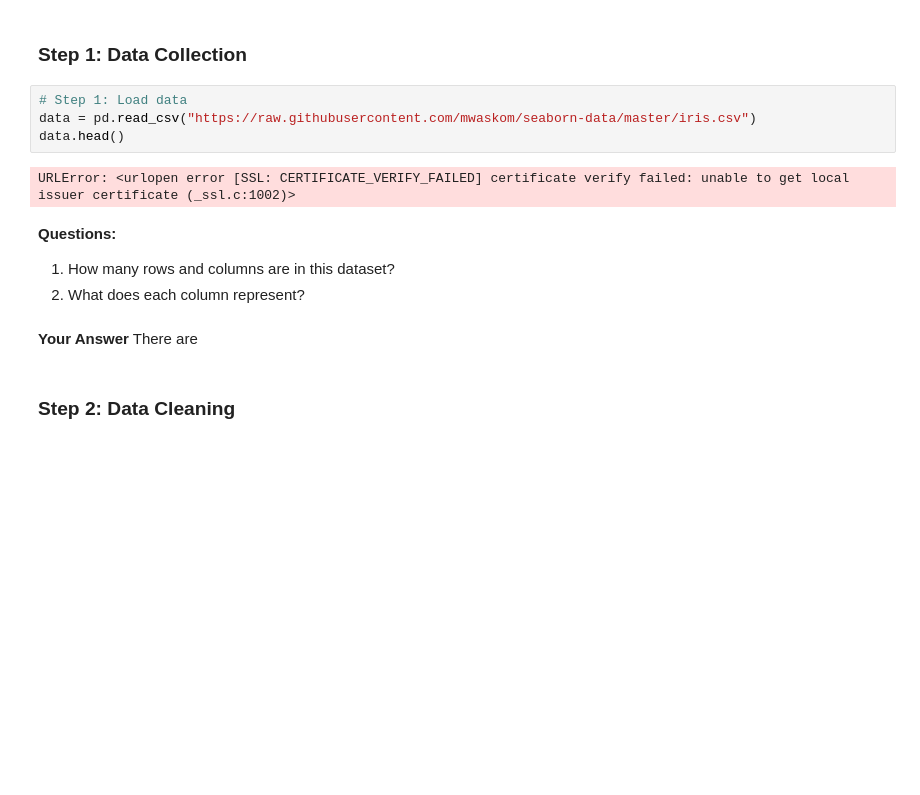
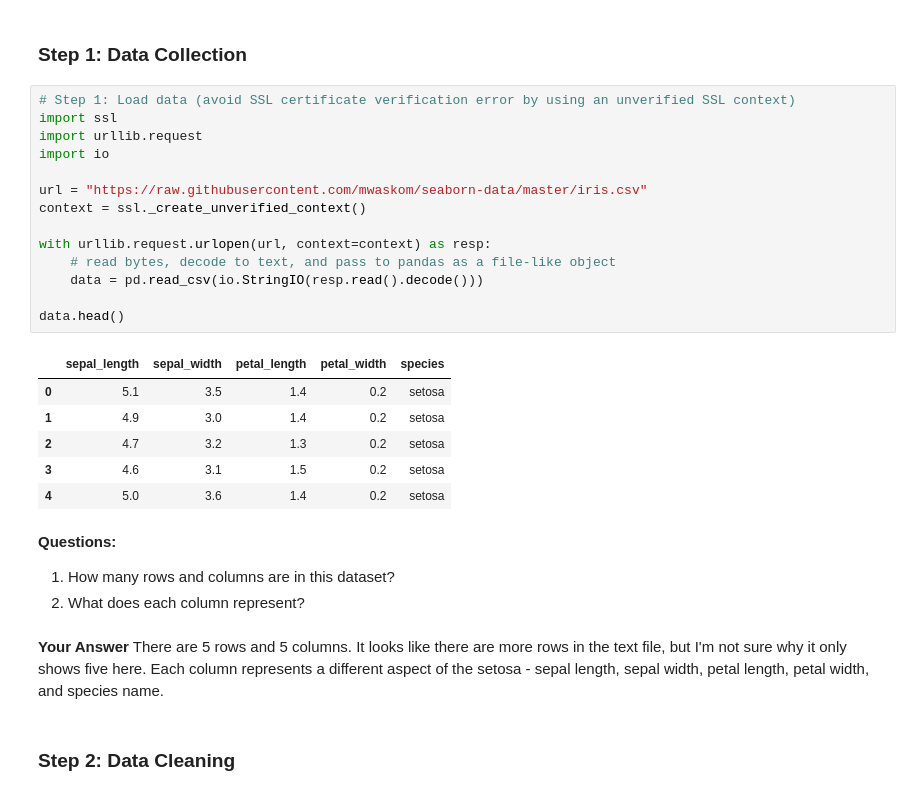
Before and after one commit to jhsieh262/jhsieh-bwsi-comp-problem-solving, a Jupyter notebook: mod3_math_modeling/3_intro_to_data_analysis.ipynb, the cells around one changed output. Drawn from its saved outputs; the diff is of its cells as text; blank space fills up the shorter version.

```diff
--- a/mod3_math_modeling/3_intro_to_data_analysis.ipynb
+++ b/mod3_math_modeling/3_intro_to_data_analysis.ipynb
@@ -98,18 +98,34 @@ You’ll practice each step below using a small dataset.
 # %% [markdown]
 ### Step 1: Data Collection
 # %%
-# Step 1: Load data
-data = pd.read_csv("https://raw.githubusercontent.com/mwaskom/seaborn-data/master/iris.csv")
+# Step 1: Load data (avoid SSL certificate verification error by using an unverified SSL context)
+import ssl
+import urllib.request
+import io
+
+url = "https://raw.githubusercontent.com/mwaskom/seaborn-data/master/iris.csv"
+context = ssl._create_unverified_context()
+
+with urllib.request.urlopen(url, context=context) as resp:
+	# read bytes, decode to text, and pass to pandas as a file-like object
+	data = pd.read_csv(io.StringIO(resp.read().decode()))
+
 data.head()
 # %% [output]
-URLError: <urlopen error [SSL: CERTIFICATE_VERIFY_FAILED] certificate verify failed: unable to get local issuer certificate (_ssl.c:1002)>
+|  | sepal_length | sepal_width | petal_length | petal_width | species |
+| 0 | 5.1 | 3.5 | 1.4 | 0.2 | setosa |
+| 1 | 4.9 | 3.0 | 1.4 | 0.2 | setosa |
+| 2 | 4.7 | 3.2 | 1.3 | 0.2 | setosa |
+| 3 | 4.6 | 3.1 | 1.5 | 0.2 | setosa |
+| 4 | 5.0 | 3.6 | 1.4 | 0.2 | setosa |
 # %% [markdown]
 **Questions:**
 1. How many rows and columns are in this dataset?
 2. What does each column represent?
 # %% [markdown]
 **Your Answer**
-There are
+There are 5 rows and 5 columns. It looks like there are more rows in the text file, but I'm not sure why it only shows five here.
+Each column represents a different aspect of the setosa - sepal length, sepal width, petal length, petal width, and species name.
 # %% [markdown]
 ### Step 2: Data Cleaning
 # %%
```
Also changed, not shown: parts of 19 cells of this notebook.
